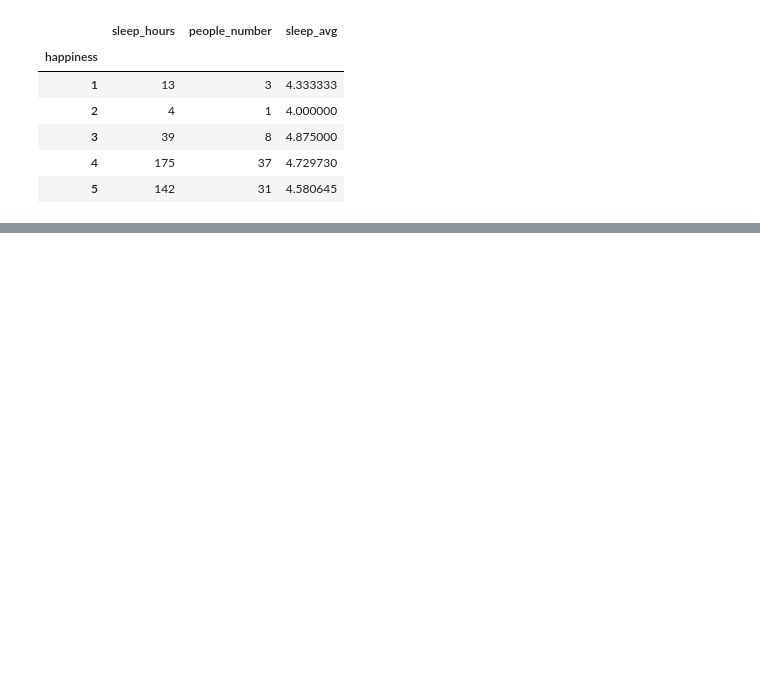
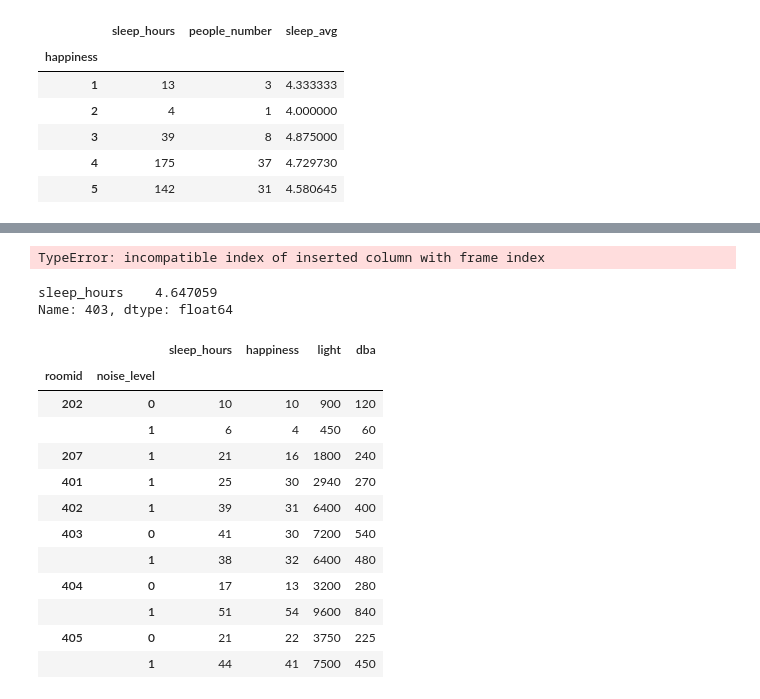
Before and after one commit to QQexe/officehealth, a Jupyter notebook: data/Untitled.ipynb, the cells around one changed output, grey strips where cells are left out. Cells and saved outputs as stored; diff of their text form; code cells hidden in the pictures; blank space fills up the shorter version.

```diff
--- a/data/Untitled.ipynb
+++ b/data/Untitled.ipynb
@@ -160,0 +156,31 @@ Couldn't find a 'username', 'api-key' pair for you on your local machine. To sig
+# %%
+room_team = pd.DataFrame(survey.groupby(['roomid']).sleep_hours.sum() /survey.groupby(['roomid']).sleep_hours.count())
+noise_room_team = pd.DataFrame(survey.groupby(['roomid','team']).noise_level.sum() /survey.groupby(['roomid','team']).noise_level.count())
+room_team['noise'] = survey.groupby(['roomid','team']).noise_level.sum() /survey.groupby(['roomid','team']).noise_level.count()
+room403 = room_team.loc[403]
+# %% [output]
+TypeError: incompatible index of inserted column with frame index
+# %%
+room_team = pd.DataFrame(survey.groupby(['roomid']).sleep_hours.sum() /survey.groupby(['roomid']).sleep_hours.count())
+room_team.ix[403]
+# %% [output]
+sleep_hours    4.647059
+Name: 403, dtype: float64
+# %%
+room_team = pd.DataFrame(
+survey.groupby(['roomid']).noise_level.sum() / survey.groupby(['roomid']).noise_level.count())
+survey.groupby(['roomid','noise_level']).sum()
+# %% [output]
+|  |  | sleep_hours | happiness | light | dba |
+| roomid | noise_level |  |  |  |  |
+| 202 | 0 | 10 | 10 | 900 | 120 |
+|  | 1 | 6 | 4 | 450 | 60 |
+| 207 | 1 | 21 | 16 | 1800 | 240 |
+| 401 | 1 | 25 | 30 | 2940 | 270 |
+| 402 | 1 | 39 | 31 | 6400 | 400 |
+| 403 | 0 | 41 | 30 | 7200 | 540 |
+|  | 1 | 38 | 32 | 6400 | 480 |
+| 404 | 0 | 17 | 13 | 3200 | 280 |
+|  | 1 | 51 | 54 | 9600 | 840 |
+| 405 | 0 | 21 | 22 | 3750 | 225 |
+|  | 1 | 44 | 41 | 7500 | 450 |
```
Also changed, not shown: parts of 5 cells of this notebook, 8 other files.
